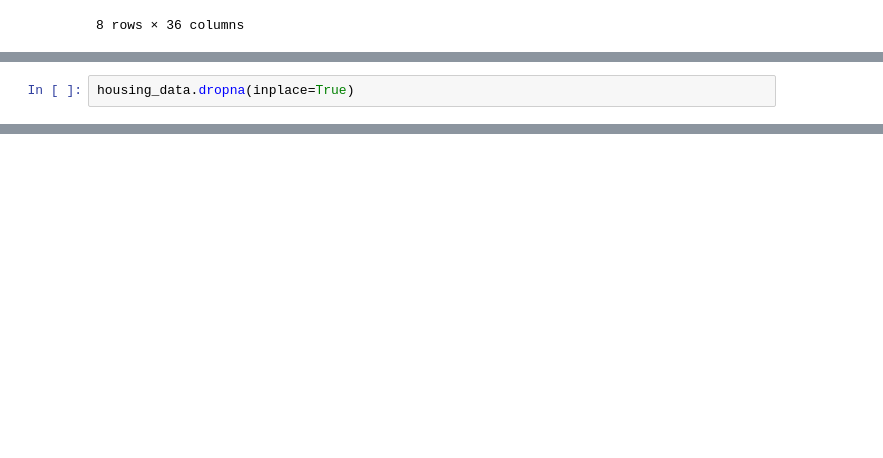
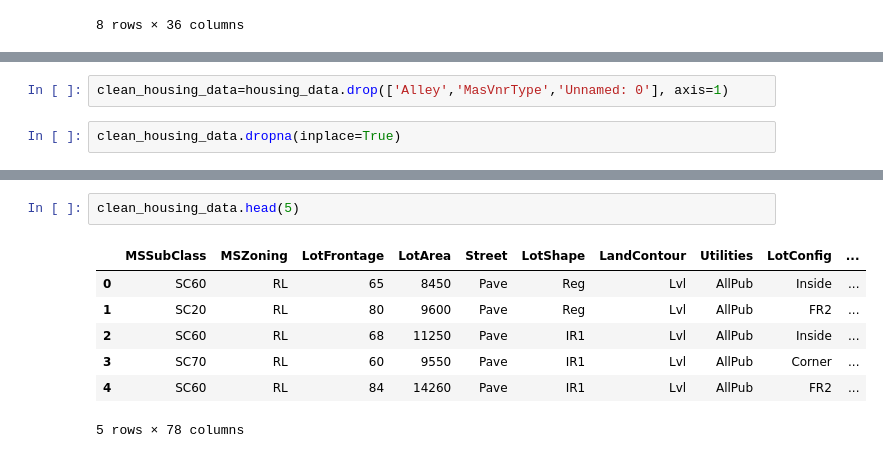
Before and after one commit to MohdJubairKhan/project_3-EDA-_, a Jupyter notebook: Notebook/Data_visualization.ipynb, the cells around one changed output, grey strips where cells are left out. Saved outputs shown, nothing was run; the diff lists cells and outputs as text; blank space fills up the shorter version.

Commit message:
add data

```diff
--- a/Notebook/Data_visualization.ipynb
+++ b/Notebook/Data_visualization.ipynb
@@ -90,2 +131,4 @@ dtype: int64
+# %%
+clean_housing_data=housing_data.drop(['Alley','MasVnrType','Unnamed: 0'], axis=1)
 # %%
-housing_data.dropna(inplace=True)
+clean_housing_data.dropna(inplace=True)
@@ -111,0 +159,10 @@ dtype: int64
+# %%
+clean_housing_data.head(5)
+# %% [output]
+|  | MSSubClass | MSZoning | LotFrontage | LotArea | Street | LotShape | LandContour | Utilities | LotConfig | ... |
+| 0 | SC60 | RL | 65 | 8450 | Pave | Reg | Lvl | AllPub | Inside | ... |
+| 1 | SC20 | RL | 80 | 9600 | Pave | Reg | Lvl | AllPub | FR2 | ... |
+| 2 | SC60 | RL | 68 | 11250 | Pave | IR1 | Lvl | AllPub | Inside | ... |
+| 3 | SC70 | RL | 60 | 9550 | Pave | IR1 | Lvl | AllPub | Corner | ... |
+| 4 | SC60 | RL | 84 | 14260 | Pave | IR1 | Lvl | AllPub | FR2 | ... |
+5 rows × 78 columns
```
Also changed, not shown: parts of 18 cells of this notebook.
